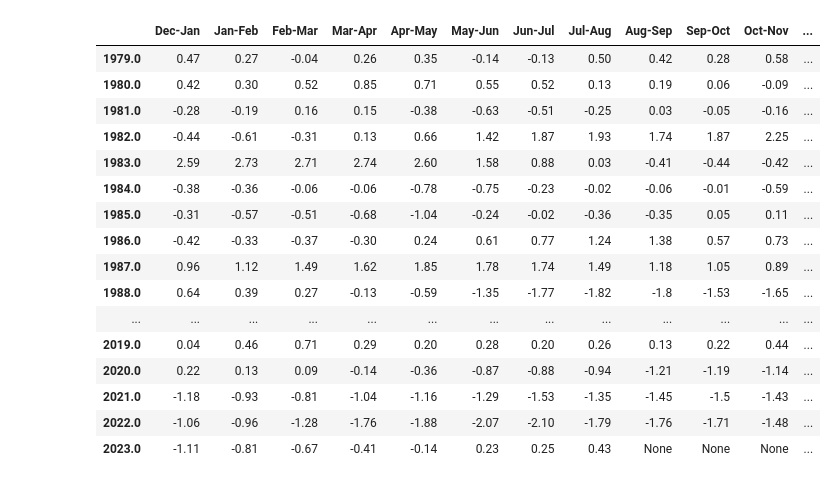
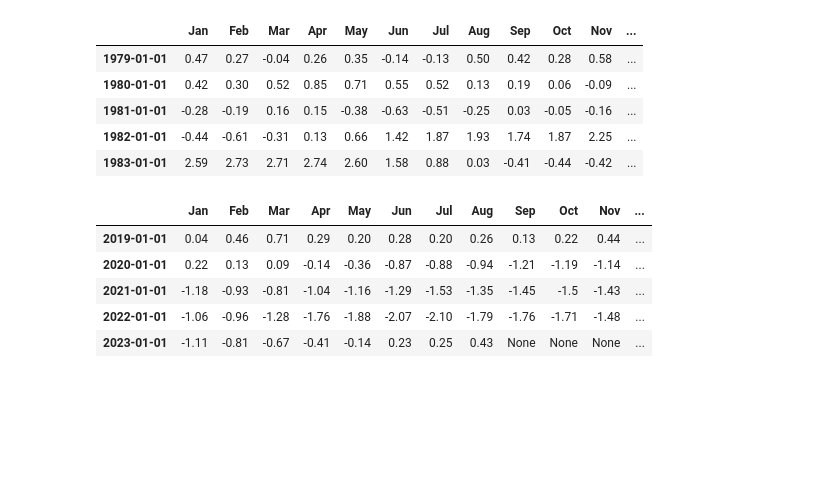
Before and after one commit to yannickpichardo/master_thesis, a Jupyter notebook: prelim_data.ipynb, the cells around one changed output. Saved outputs shown, nothing was run; the diff lists cells and outputs as text; code cells hidden in the pictures; blank space fills up the shorter version.

```diff
--- a/prelim_data.ipynb
+++ b/prelim_data.ipynb
@@ -13,34 +13,31 @@ else:
     print("Failed to retrieve data")
 # %%
 import pandas as pd
-
+import numpy as np
 # Read the data into a DataFrame, delim tab, no header, last lines delete, skip first line
 enso_mei = pd.read_csv('meiv2.data', delim_whitespace=True, header=None, skipfooter=3, engine='python', skiprows=1)
 #Set first column as index as year, remove 0 column index
 enso_mei = enso_mei.set_index(0)
 enso_mei.index.name = None
 #Set column names as bi monthly periods (Dec/Jan, Jan/Feb, etc)
-enso_mei.columns = ['Dec-Jan', 'Jan-Feb', 'Feb-Mar', 'Mar-Apr', 'Apr-May', 'May-Jun', 'Jun-Jul', 'Jul-Aug', 'Aug-Sep', 'Sep-Oct', 'Oct-Nov', 'Nov-Dec']
+enso_mei.columns = ['Jan', 'Feb', 'Mar', 'Apr', 'May', 'Jun', 'Jul', 'Aug', 'Sep', 'Oct', 'Nov', 'Dec']
 #Remove last row and all -999.00 values
 enso_mei = enso_mei.iloc[:-1]
 enso_mei = enso_mei.replace(-999.00, None)
-
-display(enso_mei)
+#Row index to YYYY format
+enso_mei.index = pd.to_datetime(enso_mei.index, format='%Y')
+display(enso_mei.head())
+display(enso_mei.tail())
 # %% [output]
-|  | Dec-Jan | Jan-Feb | Feb-Mar | Mar-Apr | Apr-May | May-Jun | Jun-Jul | Jul-Aug | Aug-Sep | Sep-Oct | Oct-Nov | ... |
-| 1979.0 | 0.47 | 0.27 | -0.04 | 0.26 | 0.35 | -0.14 | -0.13 | 0.50 | 0.42 | 0.28 | 0.58 | ... |
-| 1980.0 | 0.42 | 0.30 | 0.52 | 0.85 | 0.71 | 0.55 | 0.52 | 0.13 | 0.19 | 0.06 | -0.09 | ... |
-| 1981.0 | -0.28 | -0.19 | 0.16 | 0.15 | -0.38 | -0.63 | -0.51 | -0.25 | 0.03 | -0.05 | -0.16 | ... |
-| 1982.0 | -0.44 | -0.61 | -0.31 | 0.13 | 0.66 | 1.42 | 1.87 | 1.93 | 1.74 | 1.87 | 2.25 | ... |
-| 1983.0 | 2.59 | 2.73 | 2.71 | 2.74 | 2.60 | 1.58 | 0.88 | 0.03 | -0.41 | -0.44 | -0.42 | ... |
-| 1984.0 | -0.38 | -0.36 | -0.06 | -0.06 | -0.78 | -0.75 | -0.23 | -0.02 | -0.06 | -0.01 | -0.59 | ... |
-| 1985.0 | -0.31 | -0.57 | -0.51 | -0.68 | -1.04 | -0.24 | -0.02 | -0.36 | -0.35 | 0.05 | 0.11 | ... |
-| 1986.0 | -0.42 | -0.33 | -0.37 | -0.30 | 0.24 | 0.61 | 0.77 | 1.24 | 1.38 | 0.57 | 0.73 | ... |
-| 1987.0 | 0.96 | 1.12 | 1.49 | 1.62 | 1.85 | 1.78 | 1.74 | 1.49 | 1.18 | 1.05 | 0.89 | ... |
-| 1988.0 | 0.64 | 0.39 | 0.27 | -0.13 | -0.59 | -1.35 | -1.77 | -1.82 | -1.8 | -1.53 | -1.65 | ... |
-| ... | ... | ... | ... | ... | ... | ... | ... | ... | ... | ... | ... | ... |
-| 2019.0 | 0.04 | 0.46 | 0.71 | 0.29 | 0.20 | 0.28 | 0.20 | 0.26 | 0.13 | 0.22 | 0.44 | ... |
-| 2020.0 | 0.22 | 0.13 | 0.09 | -0.14 | -0.36 | -0.87 | -0.88 | -0.94 | -1.21 | -1.19 | -1.14 | ... |
-| 2021.0 | -1.18 | -0.93 | -0.81 | -1.04 | -1.16 | -1.29 | -1.53 | -1.35 | -1.45 | -1.5 | -1.43 | ... |
-| 2022.0 | -1.06 | -0.96 | -1.28 | -1.76 | -1.88 | -2.07 | -2.10 | -1.79 | -1.76 | -1.71 | -1.48 | ... |
-| 2023.0 | -1.11 | -0.81 | -0.67 | -0.41 | -0.14 | 0.23 | 0.25 | 0.43 | None | None | None | ... |
+|  | Jan | Feb | Mar | Apr | May | Jun | Jul | Aug | Sep | Oct | Nov | ... |
+| 1979-01-01 | 0.47 | 0.27 | -0.04 | 0.26 | 0.35 | -0.14 | -0.13 | 0.50 | 0.42 | 0.28 | 0.58 | ... |
+| 1980-01-01 | 0.42 | 0.30 | 0.52 | 0.85 | 0.71 | 0.55 | 0.52 | 0.13 | 0.19 | 0.06 | -0.09 | ... |
+| 1981-01-01 | -0.28 | -0.19 | 0.16 | 0.15 | -0.38 | -0.63 | -0.51 | -0.25 | 0.03 | -0.05 | -0.16 | ... |
+| 1982-01-01 | -0.44 | -0.61 | -0.31 | 0.13 | 0.66 | 1.42 | 1.87 | 1.93 | 1.74 | 1.87 | 2.25 | ... |
+| 1983-01-01 | 2.59 | 2.73 | 2.71 | 2.74 | 2.60 | 1.58 | 0.88 | 0.03 | -0.41 | -0.44 | -0.42 | ... |
+|  | Jan | Feb | Mar | Apr | May | Jun | Jul | Aug | Sep | Oct | Nov | ... |
+| 2019-01-01 | 0.04 | 0.46 | 0.71 | 0.29 | 0.20 | 0.28 | 0.20 | 0.26 | 0.13 | 0.22 | 0.44 | ... |
+| 2020-01-01 | 0.22 | 0.13 | 0.09 | -0.14 | -0.36 | -0.87 | -0.88 | -0.94 | -1.21 | -1.19 | -1.14 | ... |
+| 2021-01-01 | -1.18 | -0.93 | -0.81 | -1.04 | -1.16 | -1.29 | -1.53 | -1.35 | -1.45 | -1.5 | -1.43 | ... |
+| 2022-01-01 | -1.06 | -0.96 | -1.28 | -1.76 | -1.88 | -2.07 | -2.10 | -1.79 | -1.76 | -1.71 | -1.48 | ... |
+| 2023-01-01 | -1.11 | -0.81 | -0.67 | -0.41 | -0.14 | 0.23 | 0.25 | 0.43 | None | None | None | ... |
```
Also changed, not shown: parts of 2 cells of this notebook.
